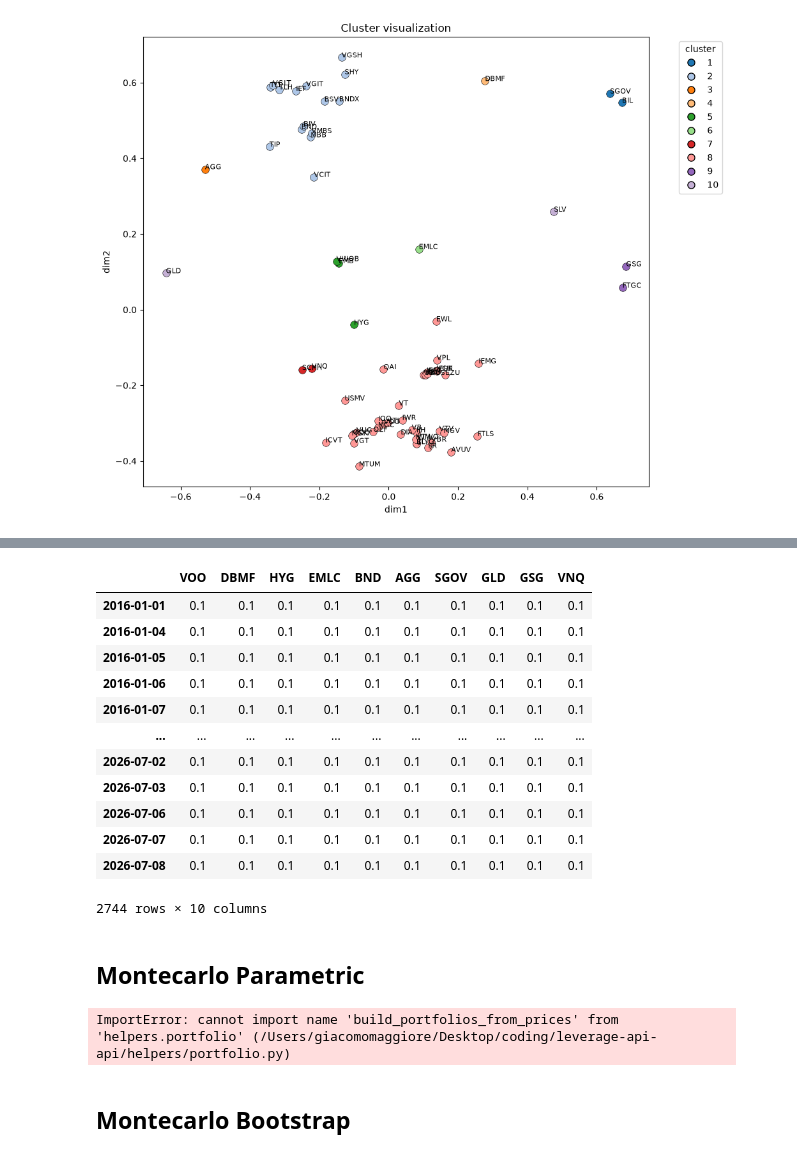
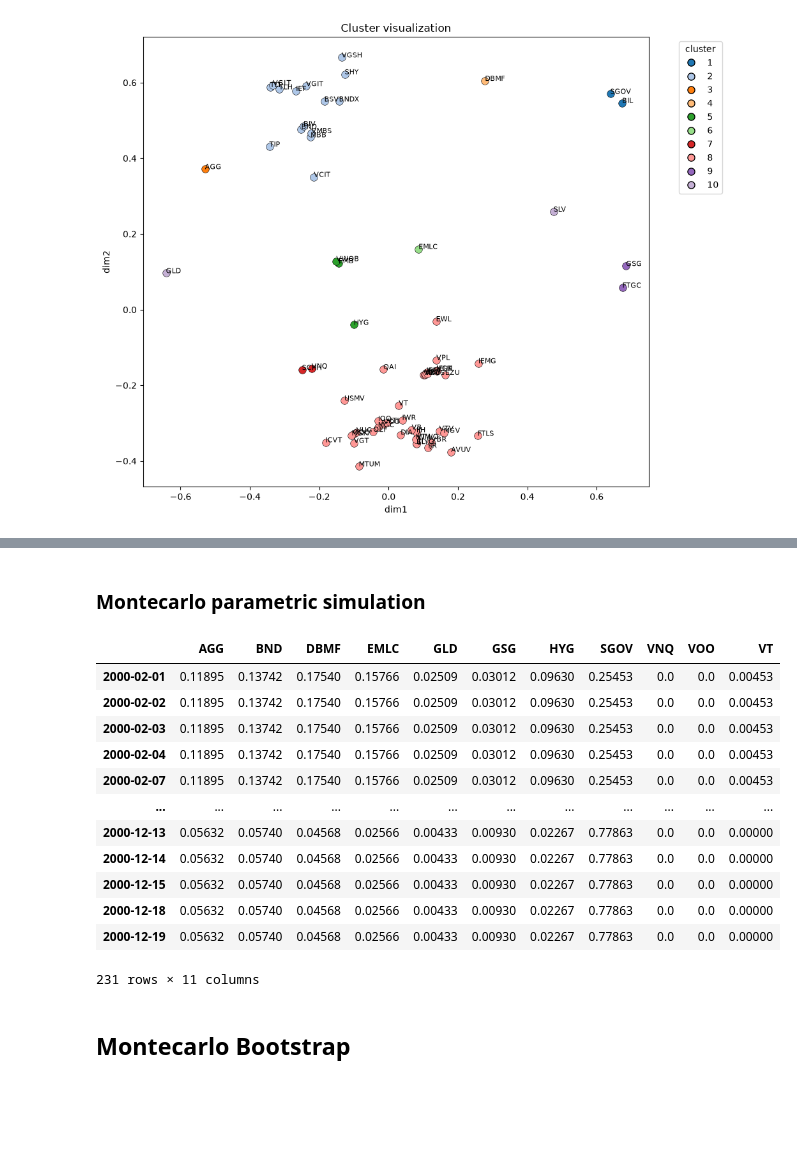
Before and after one commit to giacomomaggiore/leverage-ib-api, a Jupyter notebook: main.ipynb, the cells around one changed output, grey strips where cells are left out. Drawn from its saved outputs; the diff is of its cells as text; code cells hidden in the pictures; blank space fills up the shorter version.

Commit message:
aggregated simulation function and parquet exporting/importing

```diff
--- a/main.ipynb
+++ b/main.ipynb
@@ -90,36 +92,32 @@ backtest_results
-# %%
-portfolios["equal_weight"]
-# %% [output]
-|  | VOO | DBMF | HYG | EMLC | BND | AGG | SGOV | GLD | GSG | VNQ |
-| 2016-01-01 | 0.1 | 0.1 | 0.1 | 0.1 | 0.1 | 0.1 | 0.1 | 0.1 | 0.1 | 0.1 |
-| 2016-01-04 | 0.1 | 0.1 | 0.1 | 0.1 | 0.1 | 0.1 | 0.1 | 0.1 | 0.1 | 0.1 |
-| 2016-01-05 | 0.1 | 0.1 | 0.1 | 0.1 | 0.1 | 0.1 | 0.1 | 0.1 | 0.1 | 0.1 |
-| 2016-01-06 | 0.1 | 0.1 | 0.1 | 0.1 | 0.1 | 0.1 | 0.1 | 0.1 | 0.1 | 0.1 |
-| 2016-01-07 | 0.1 | 0.1 | 0.1 | 0.1 | 0.1 | 0.1 | 0.1 | 0.1 | 0.1 | 0.1 |
-| ... | ... | ... | ... | ... | ... | ... | ... | ... | ... | ... |
-| 2026-07-02 | 0.1 | 0.1 | 0.1 | 0.1 | 0.1 | 0.1 | 0.1 | 0.1 | 0.1 | 0.1 |
-| 2026-07-03 | 0.1 | 0.1 | 0.1 | 0.1 | 0.1 | 0.1 | 0.1 | 0.1 | 0.1 | 0.1 |
-| 2026-07-06 | 0.1 | 0.1 | 0.1 | 0.1 | 0.1 | 0.1 | 0.1 | 0.1 | 0.1 | 0.1 |
-| 2026-07-07 | 0.1 | 0.1 | 0.1 | 0.1 | 0.1 | 0.1 | 0.1 | 0.1 | 0.1 | 0.1 |
-| 2026-07-08 | 0.1 | 0.1 | 0.1 | 0.1 | 0.1 | 0.1 | 0.1 | 0.1 | 0.1 | 0.1 |
-2744 rows × 10 columns
 # %% [markdown]
-## Montecarlo Parametric
+### Montecarlo parametric simulation
 # %%
 # Monte Carlo (parametric): simulate returns, rebuild weights, backtest
 from helpers.montecarlo import simulate_parametric, rebalance_on_simulation
 
 # simulate ~1 year of daily returns for current tickers
 tickers = list(portfolios["min_variance"].columns)
 sims_param = simulate_parametric(tickers, n_days=252, n_sims=1, lookback_years=3, seed=42)
 
 # rebuild weights on simulated prices and backtest
 W_param, V_param = rebalance_on_simulation(
     sims_param[0], lookback_years=4, freq="BMS", which="min_variance", start_value=10_000.0
 )
-V_param.tail()
+W_param
 # %% [output]
+|  | AGG | BND | DBMF | EMLC | GLD | GSG | HYG | SGOV | VNQ | VOO | VT |
+| 2000-02-01 | 0.11895 | 0.13742 | 0.17540 | 0.15766 | 0.02509 | 0.03012 | 0.09630 | 0.25453 | 0.0 | 0.0 | 0.00453 |
+| 2000-02-02 | 0.11895 | 0.13742 | 0.17540 | 0.15766 | 0.02509 | 0.03012 | 0.09630 | 0.25453 | 0.0 | 0.0 | 0.00453 |
+| 2000-02-03 | 0.11895 | 0.13742 | 0.17540 | 0.15766 | 0.02509 | 0.03012 | 0.09630 | 0.25453 | 0.0 | 0.0 | 0.00453 |
+| 2000-02-04 | 0.11895 | 0.13742 | 0.17540 | 0.15766 | 0.02509 | 0.03012 | 0.09630 | 0.25453 | 0.0 | 0.0 | 0.00453 |
+| 2000-02-07 | 0.11895 | 0.13742 | 0.17540 | 0.15766 | 0.02509 | 0.03012 | 0.09630 | 0.25453 | 0.0 | 0.0 | 0.00453 |
+| ... | ... | ... | ... | ... | ... | ... | ... | ... | ... | ... | ... |
+| 2000-12-13 | 0.05632 | 0.05740 | 0.04568 | 0.02566 | 0.00433 | 0.00930 | 0.02267 | 0.77863 | 0.0 | 0.0 | 0.00000 |
+| 2000-12-14 | 0.05632 | 0.05740 | 0.04568 | 0.02566 | 0.00433 | 0.00930 | 0.02267 | 0.77863 | 0.0 | 0.0 | 0.00000 |
+| 2000-12-15 | 0.05632 | 0.05740 | 0.04568 | 0.02566 | 0.00433 | 0.00930 | 0.02267 | 0.77863 | 0.0 | 0.0 | 0.00000 |
+| 2000-12-18 | 0.05632 | 0.05740 | 0.04568 | 0.02566 | 0.00433 | 0.00930 | 0.02267 | 0.77863 | 0.0 | 0.0 | 0.00000 |
+| 2000-12-19 | 0.05632 | 0.05740 | 0.04568 | 0.02566 | 0.00433 | 0.00930 | 0.02267 | 0.77863 | 0.0 | 0.0 | 0.00000 |
-ImportError: cannot import name 'build_portfolios_from_prices' from 'helpers.portfolio' (/Users/giacomomaggiore/Desktop/coding/leverage-api-api/helpers/portfolio.py)
+231 rows × 11 columns
 # %% [markdown]
 ## Montecarlo Bootstrap
 # %%
```
Also changed, not shown: parts of 15 cells of this notebook, 22 other files.
